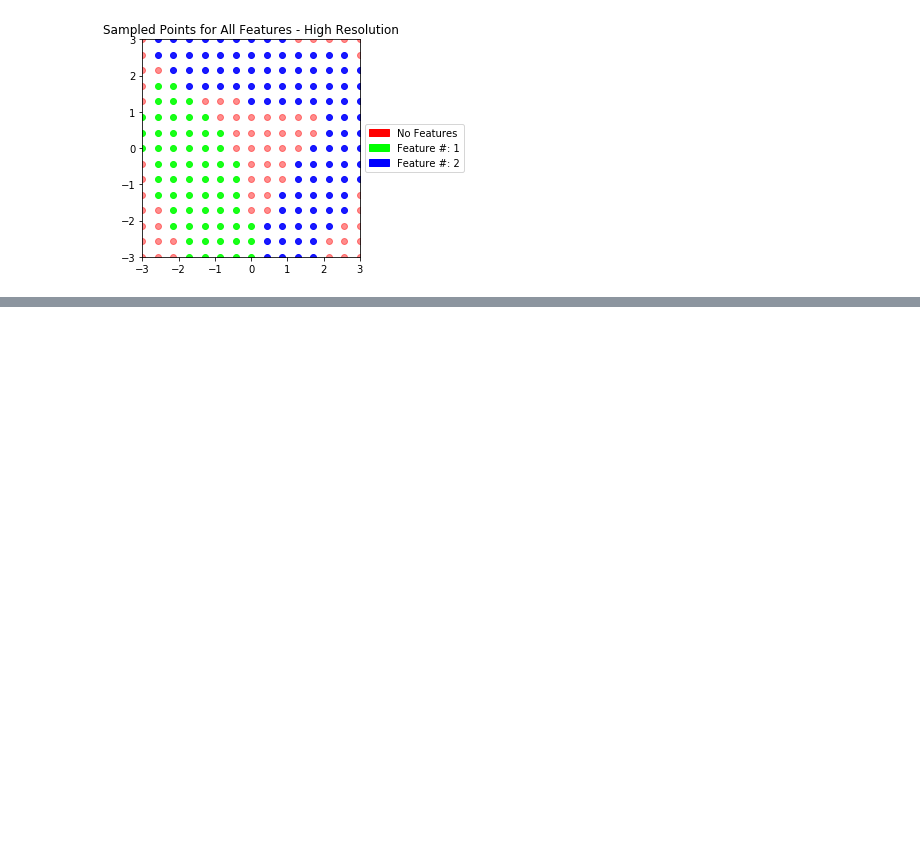
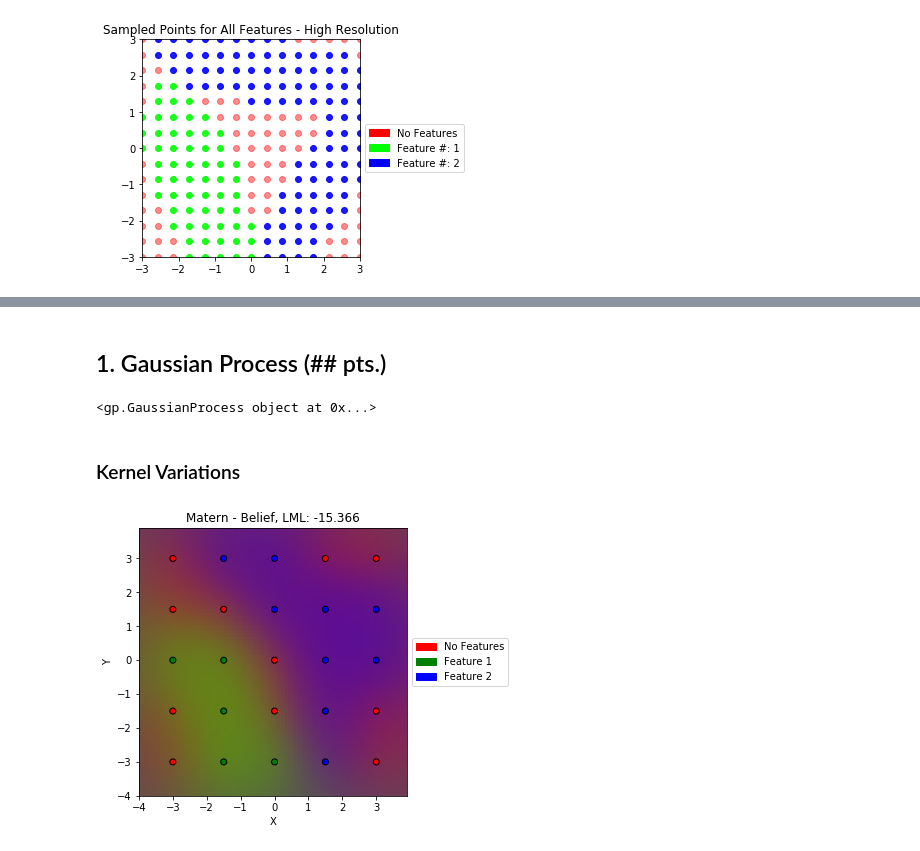
Before and after one commit to tukai21/adaptive-sampling, a Jupyter notebook: mini-pset-clean.ipynb, the cells around one changed output, grey strips where cells are left out. Saved outputs shown, nothing was run; the diff lists cells and outputs as text; code cells hidden in the pictures; blank space fills up the shorter version.

```diff
--- a/mini-pset-clean.ipynb
+++ b/mini-pset-clean.ipynb
@@ -90,0 +90,2 @@ test_gp(kernel, optimize=True, plot_dict=plot_dict, title="Anisotropic RBF - Ent
+# %% [markdown]
+## 1. Gaussian Process (## pts.)
@@ -90,0 +94,7 @@ test_gp(kernel, optimize=True, plot_dict=plot_dict, title="Anisotropic RBF - Ent
+# %%
+kernel = 1.0 * RBF([1.0, 1.0])
+model = GaussianProcess(kernel, optimize=False)
+# %% [output]
+<gp.GaussianProcess object at 0x...>
+# %% [markdown]
+### Kernel Variations
@@ -90,0 +106,5 @@ test_gp(kernel, optimize=True, plot_dict=plot_dict, title="Anisotropic RBF - Ent
+# %%
+kernel = 1.0 * Matern(0.5)
+test_gp(kernel, optimize=True, N=5, title="Matern - Belief", entropy=False)
+# %% [output]
+[figure, added]
```
Also changed, not shown: parts of 35 cells of this notebook.
